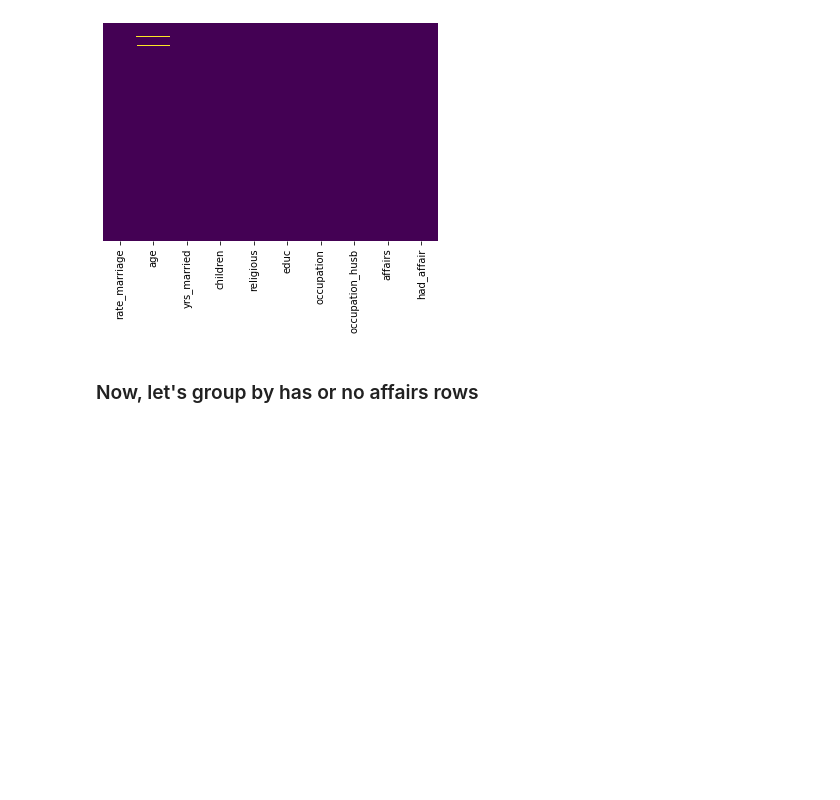
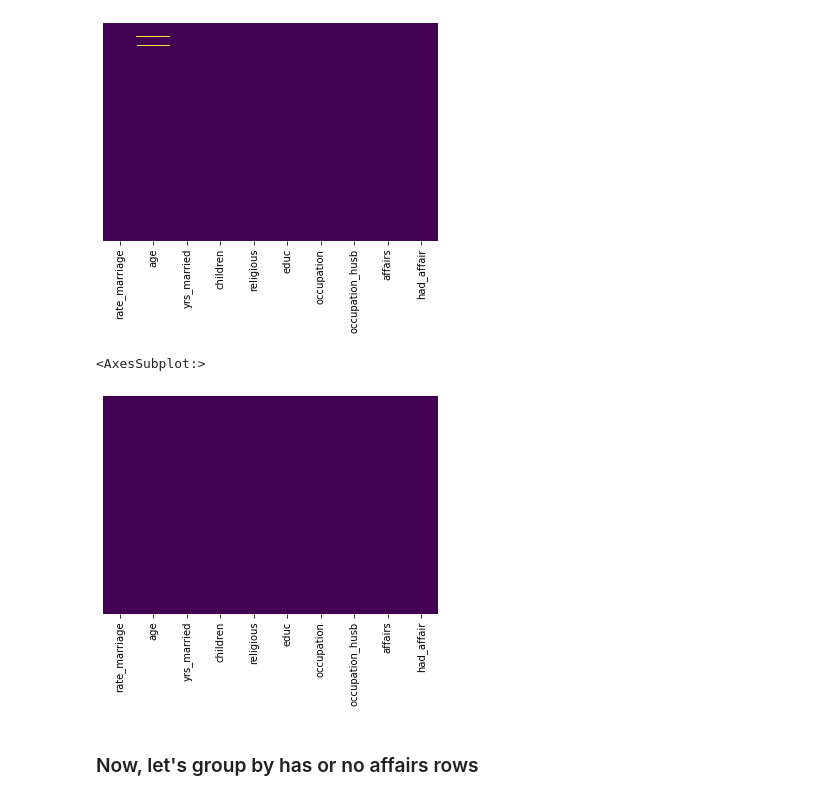
Before and after one commit to sethjmarcus/381-Data-Analytics, a Jupyter notebook: Notebooks/DA_HW_2_Jason_Brandwein.ipynb, the cells around one changed output. Cells and saved outputs as stored; diff of their text form; code cells hidden in the pictures; blank space fills up the shorter version.

```diff
--- a/Notebooks/DA_HW_2_Jason_Brandwein.ipynb
+++ b/Notebooks/DA_HW_2_Jason_Brandwein.ipynb
@@ -471,6 +459,11 @@ affairs            False
 had_affair         False
 dtype: bool
 [figure]
+# %%
+sns.heatmap(df.isnull(), yticklabels=False, cbar=False, cmap='viridis')
+# %% [output]
+<AxesSubplot:>
+[figure, added]
 # %% [markdown]
 ### Now, let's group by has or no affairs rows
 # %%
```
Also changed, not shown: parts of 27 cells of this notebook.
